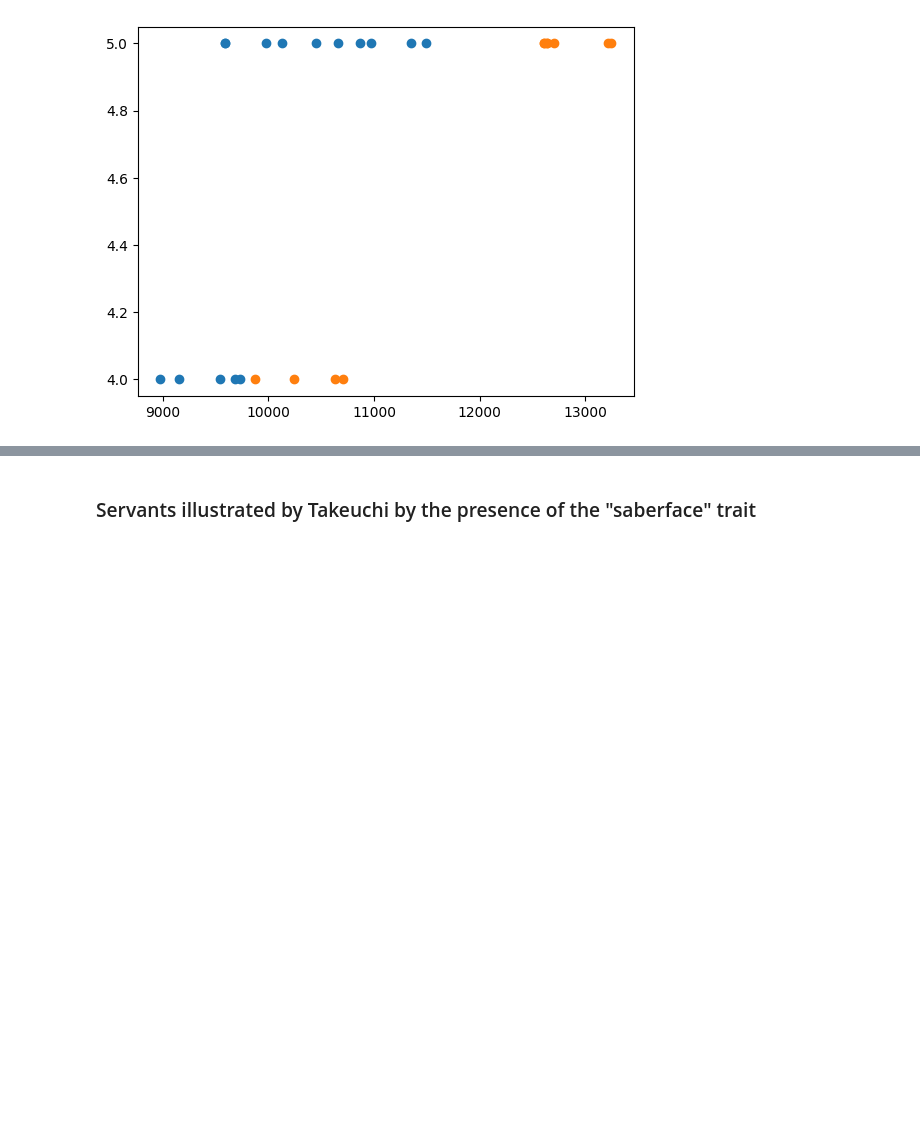
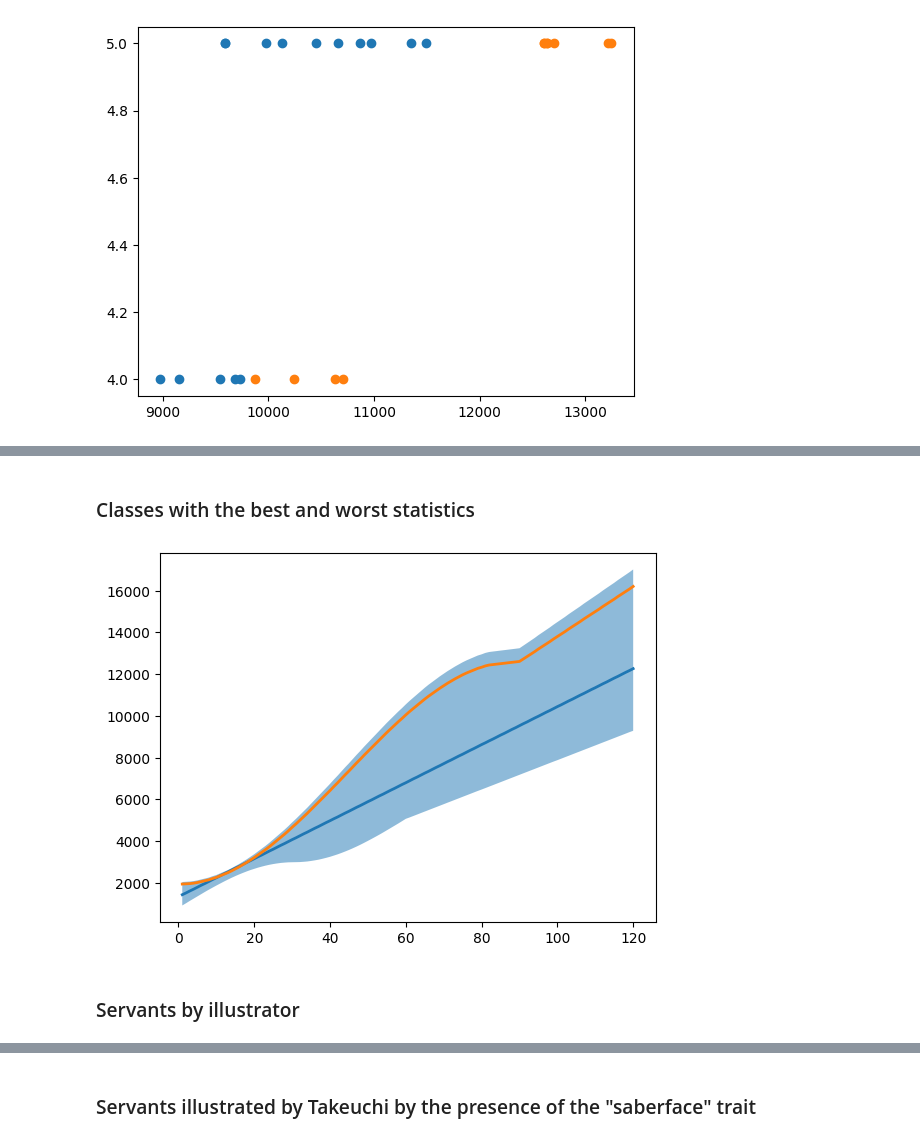
Before and after one commit to manuelelucchi/VisualizzazioneScientifica, a Jupyter notebook: Report.ipynb, the cells around one changed output, grey strips where cells are left out. Saved outputs shown, nothing was run; the diff lists cells and outputs as text; code cells hidden in the pictures; blank space fills up the shorter version.

```diff
--- a/Report.ipynb
+++ b/Report.ipynb
@@ -129,3 +234,27 @@ plt.show()
+# %% [markdown]
+### Classes with the best and worst statistics
+# %%
+max_atk_growth = cleanData[cleanData["atkMax"] == cleanData["atkMax"].max()].filter(["atkGrowth"]).values[0][0]# cleanData.loc[(['name'] == "Ibuki-Douji") & (cleanData['className'] == "berserker")].filter(["atkGrowth"]).values[0][0]
+min_atk_growth = cleanData[cleanData["atkMax"] == cleanData["atkMax"].min()].filter(["atkGrowth"]).values[0][0]# cleanData.loc[(['name'] == "Ibuki-Douji") & (cleanData['className'] == "berserker")].filter(["atkGrowth"]).values[0][0]
+
+casters = cleanData[cleanData["className"] == "caster"]
+caster_average_growth = casters[casters["atkMax"] == casters["atkMax"].median()].iloc[0].filter(["atkGrowth"]).values[0]
+avengers = cleanData[cleanData["className"] == "avenger"]
+avenger_average_growth = avengers[avengers["atkMax"] == avengers["atkMax"].median()].iloc[0].filter(["atkGrowth"]).values[0]
+
+
+to_120 = range(1, 120+1)
+
+fig, ax = plt.subplots()
+ax.fill_between(to_120, min_atk_growth, max_atk_growth, alpha=.5, linewidth=0)
+ax.plot(to_120, caster_average_growth, linewidth=2)
+ax.plot(to_120, avenger_average_growth, linewidth=2)
+
+plt.show()
+# %% [output]
+[figure, added]
+# %% [markdown]
+### Servants by illustrator
 # %%
 servants_by_illustrator = cleanData.groupby(by='illustrator').count().sort_values(by="id", ascending=False)["id"]
 servants_by_illustrator  = servants_by_illustrator[servants_by_illustrator > 5]
```
Also changed, not shown: parts of 14 cells of this notebook, 1 other file.
